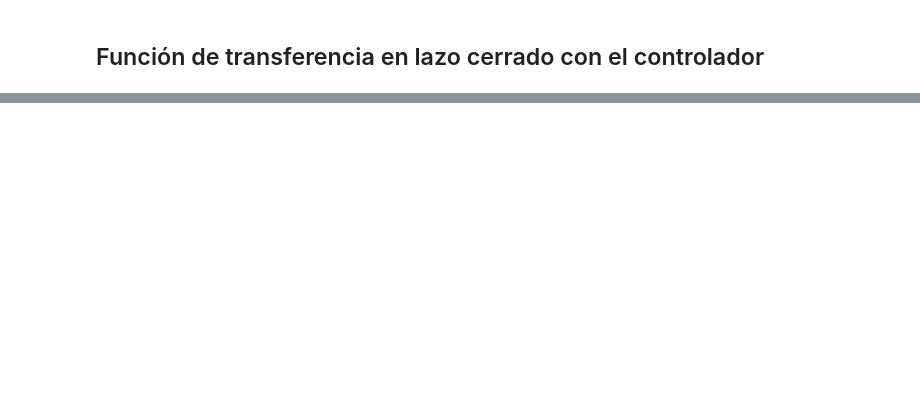
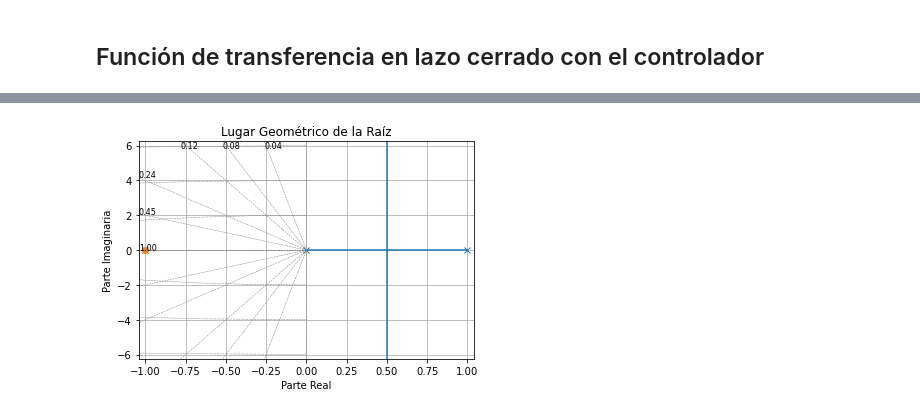
Before and after one commit to Sirangua/Diseno_de_Controladores-Control, a Jupyter notebook: main.ipynb, the cells around one changed output, grey strips where cells are left out. Saved outputs shown, nothing was run; the diff lists cells and outputs as text; code cells hidden in the pictures; blank space fills up the shorter version.

```diff
--- a/main.ipynb
+++ b/main.ipynb
@@ -292,0 +313,28 @@ Text(0.5, 1.0, 'Respuesta a una entrada escalón con el controlador')
+# %%
+import numpy as np
+import matplotlib.pyplot as plt
+import control
+
+# Función de transferencia originalmente inestable
+G = control.TransferFunction([1], [1, 0, -1])
+
+# Controlador PI
+Kp = 1
+Ki = 1
+C = control.TransferFunction([Kp, Ki], [1, 0])
+
+# Función de transferencia en lazo cerrado
+Gc = control.feedback(G * C)
+
+
+# Gráfica del lugar geométrico de la raíz
+plt.figure()
+control.root_locus(G * C)
+plt.grid(True)
+plt.xlabel('Parte Real')
+plt.ylabel('Parte Imaginaria')
+plt.title('Lugar Geométrico de la Raíz')
+
+plt.show()
+# %% [output]
+[figure, added]
```
Also changed, not shown: parts of 9 cells of this notebook.
